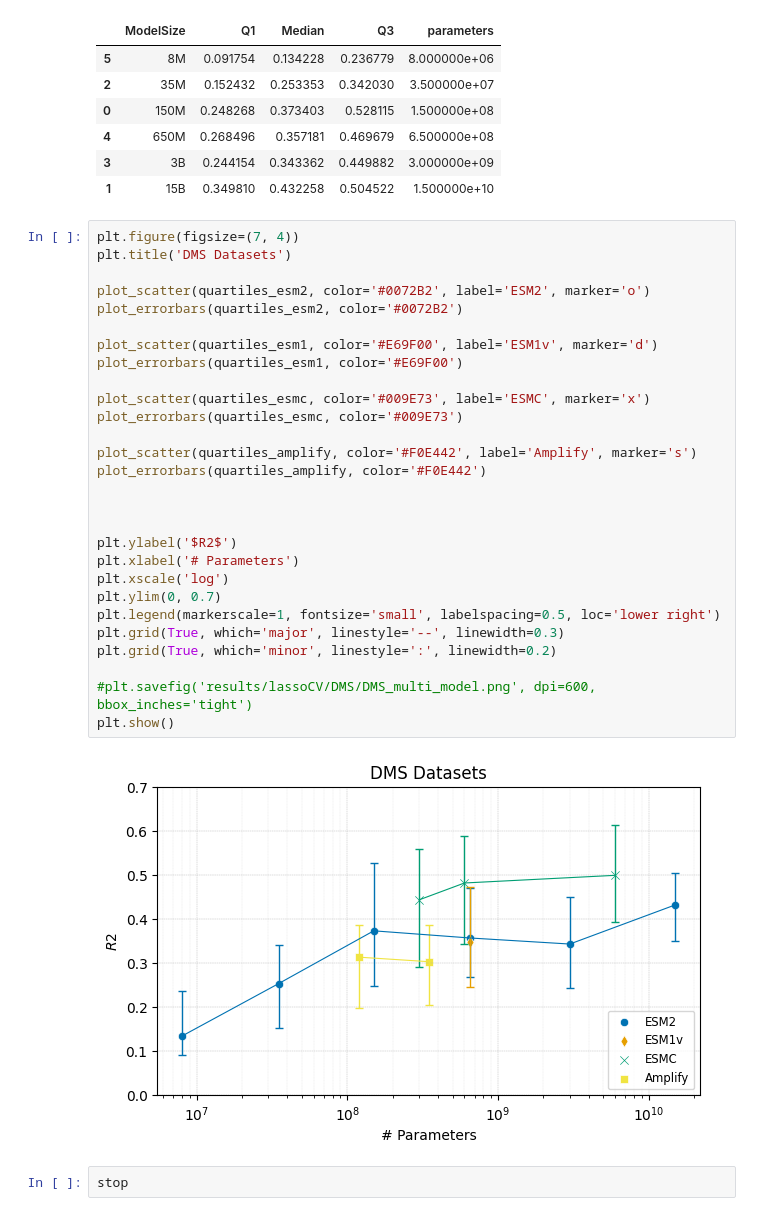
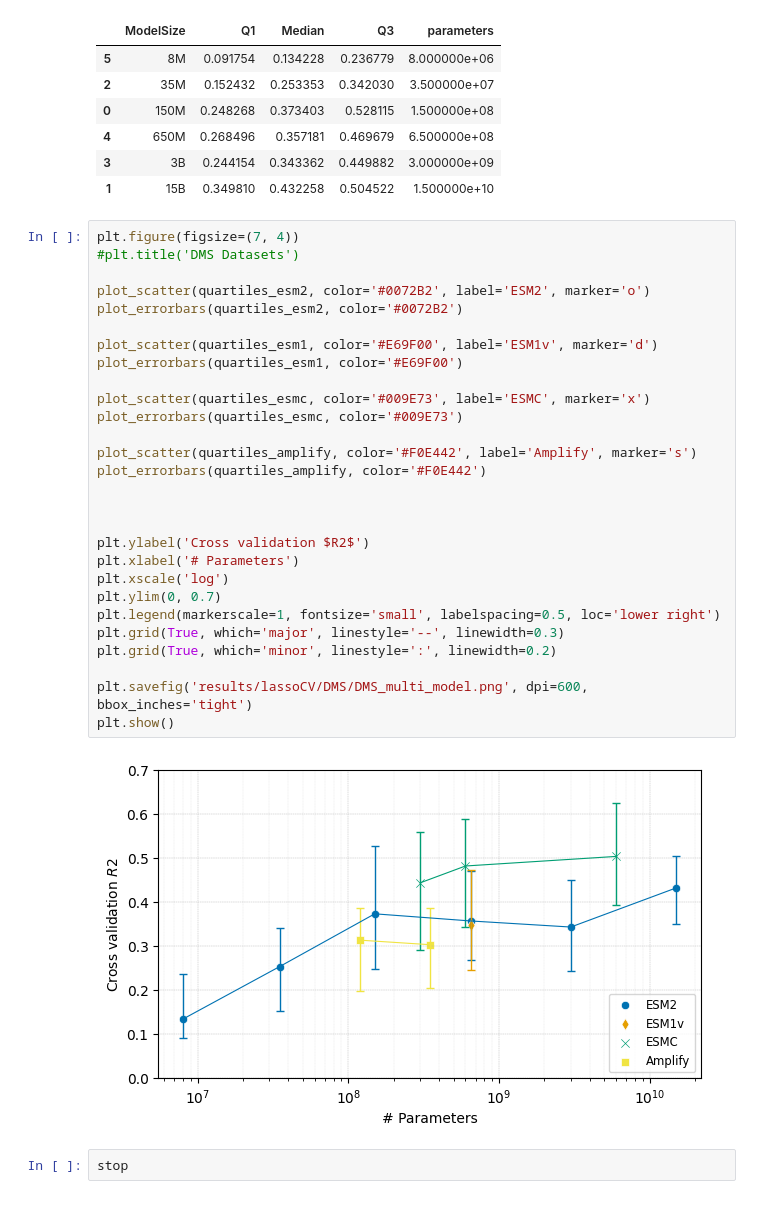
Before and after one commit to ziul-bio/SWAT, a Jupyter notebook: plot_results.ipynb, the cells around one changed output. Saved outputs shown, nothing was run; the diff lists cells and outputs as text.

```diff
--- a/plot_results.ipynb
+++ b/plot_results.ipynb
@@ -569,34 +583,34 @@ quartiles_esm2
 | 1 | 15B | 0.349810 | 0.432258 | 0.504522 | 1.500000e+10 |
 # %%
 plt.figure(figsize=(7, 4))
-plt.title('DMS Datasets')
+#plt.title('DMS Datasets')
 
 plot_scatter(quartiles_esm2, color='#0072B2', label='ESM2', marker='o')
 plot_errorbars(quartiles_esm2, color='#0072B2')
 
 plot_scatter(quartiles_esm1, color='#E69F00', label='ESM1v', marker='d')
 plot_errorbars(quartiles_esm1, color='#E69F00')
 
 plot_scatter(quartiles_esmc, color='#009E73', label='ESMC', marker='x')
 plot_errorbars(quartiles_esmc, color='#009E73')
 
 plot_scatter(quartiles_amplify, color='#F0E442', label='Amplify', marker='s')
 plot_errorbars(quartiles_amplify, color='#F0E442')
 
 
 
-plt.ylabel('$R2$')
+plt.ylabel('Cross validation $R2$')
 plt.xlabel('# Parameters')
 plt.xscale('log')
 plt.ylim(0, 0.7)
 plt.legend(markerscale=1, fontsize='small', labelspacing=0.5, loc='lower right')
 plt.grid(True, which='major', linestyle='--', linewidth=0.3)
 plt.grid(True, which='minor', linestyle=':', linewidth=0.2)
 
-#plt.savefig('results/lassoCV/DMS/DMS_multi_model.png', dpi=600, bbox_inches='tight')
+plt.savefig('results/lassoCV/DMS/DMS_multi_model.png', dpi=600, bbox_inches='tight')
 plt.show()
 # %% [output]
-[figure, old version]
+[figure, new version]
 # %%
 stop
 # %% [output]
```
Also changed, not shown: parts of 25 cells of this notebook, 7 other files.
